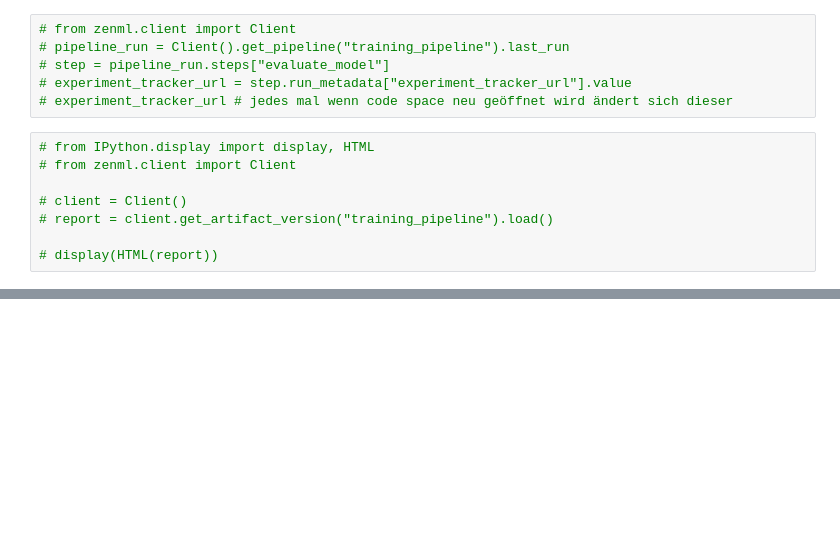
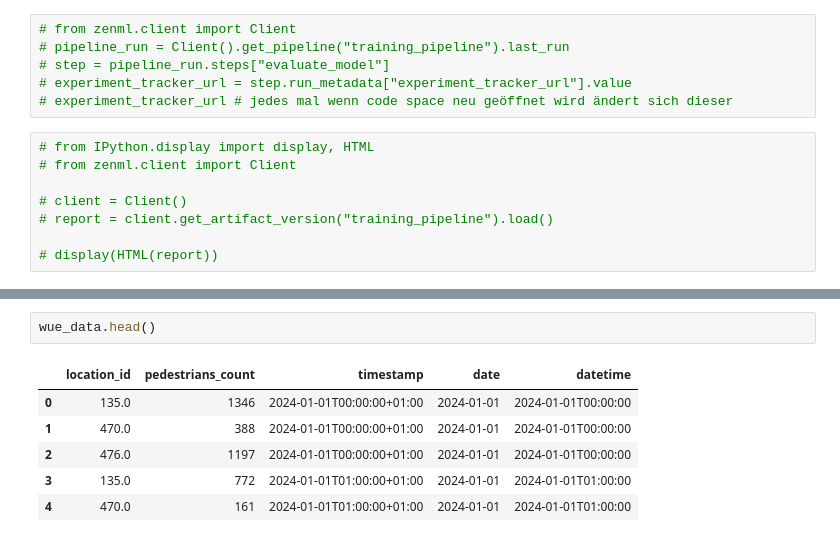
Before and after one commit to Katja19/EAI-SS24-finalProject, a Jupyter notebook: main.ipynb, the cells around one changed output, grey strips where cells are left out. Drawn from its saved outputs; the diff is of its cells as text; blank space fills up the shorter version.

```diff
--- a/main.ipynb
+++ b/main.ipynb
@@ -246,0 +256,9 @@ UnboundLocalError: cannot access local variable 'pipeline' where it is not assoc
+# %%
+wue_data.head()
+# %% [output]
+|  | location_id | pedestrians_count | timestamp | date | datetime |
+| 0 | 135.0 | 1346 | 2024-01-01T00:00:00+01:00 | 2024-01-01 | 2024-01-01T00:00:00 |
+| 1 | 470.0 | 388 | 2024-01-01T00:00:00+01:00 | 2024-01-01 | 2024-01-01T00:00:00 |
+| 2 | 476.0 | 1197 | 2024-01-01T00:00:00+01:00 | 2024-01-01 | 2024-01-01T00:00:00 |
+| 3 | 135.0 | 772 | 2024-01-01T01:00:00+01:00 | 2024-01-01 | 2024-01-01T01:00:00 |
+| 4 | 470.0 | 161 | 2024-01-01T01:00:00+01:00 | 2024-01-01 | 2024-01-01T01:00:00 |
```
Also changed, not shown: parts of 15 cells of this notebook, 2 other files.
